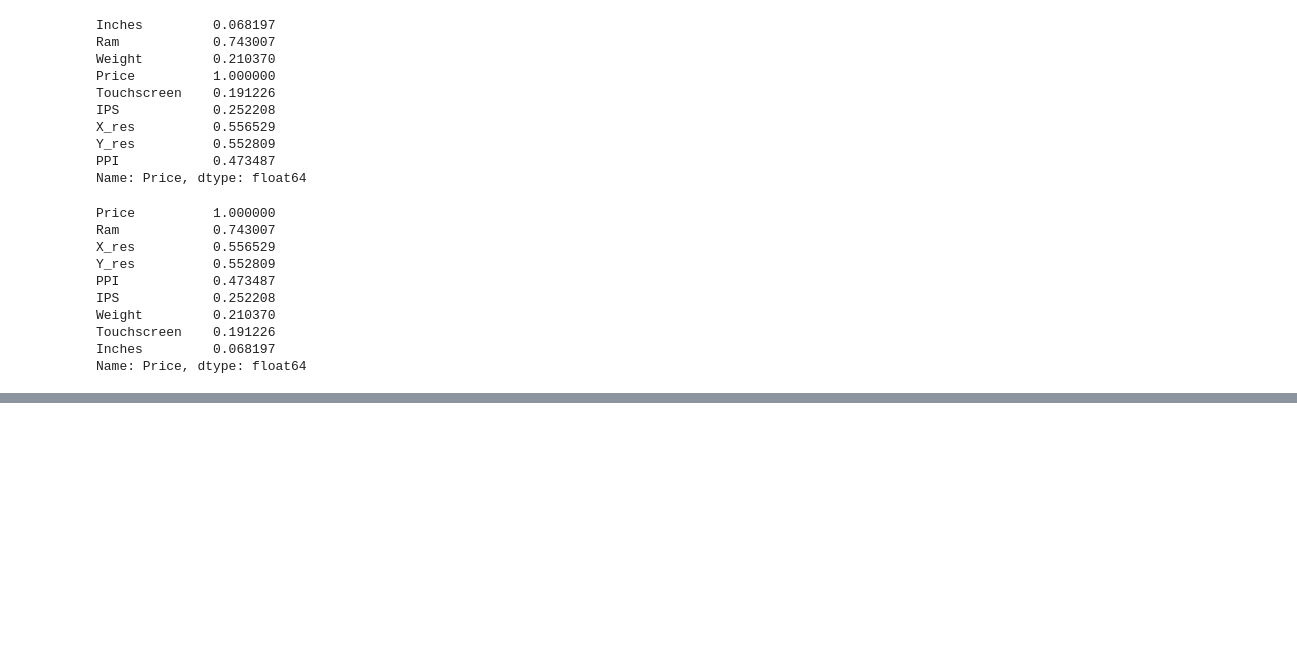
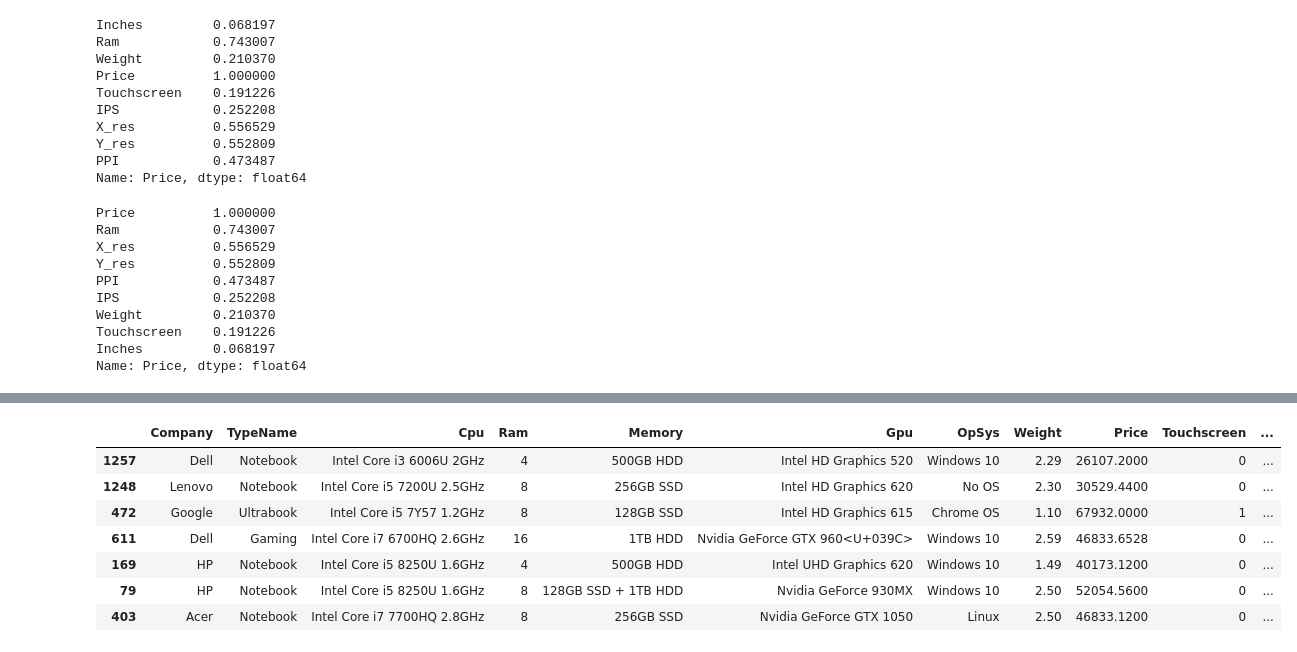
Before and after one commit to dikhaarianda/Laptop-Price-Predictor, a Jupyter notebook: PricePrediction-App.ipynb, the cells around one changed output, grey strips where cells are left out. Saved outputs shown, nothing was run; the diff lists cells and outputs as text; code cells hidden in the pictures; blank space fills up the shorter version.

```diff
--- a/PricePrediction-App.ipynb
+++ b/PricePrediction-App.ipynb
@@ -298,0 +299,22 @@ data.sample(5)
+# %%
+#  CPU Column Extraction
+def processor_type(text):
+  cpu = " ".join(text.split()[0:3])
+  if cpu == 'Intel Core i7' or cpu == 'Intel Core i5' or cpu == 'Intel Core i3':
+    return cpu
+  elif cpu.split()[0] == 'Intel':
+    return 'Other Intel Processor'
+  else:
+    return 'AMD Processor'
+
+data['CPU_Name'] = data['Cpu'].apply(lambda x: processor_type(x))
+data.sample(7)
+# %% [output]
+|  | Company | TypeName | Cpu | Ram | Memory | Gpu | OpSys | Weight | Price | Touchscreen | ... |
+| 1257 | Dell | Notebook | Intel Core i3 6006U 2GHz | 4 | 500GB HDD | Intel HD Graphics 520 | Windows 10 | 2.29 | 26107.2000 | 0 | ... |
+| 1248 | Lenovo | Notebook | Intel Core i5 7200U 2.5GHz | 8 | 256GB SSD | Intel HD Graphics 620 | No OS | 2.30 | 30529.4400 | 0 | ... |
+| 472 | Google | Ultrabook | Intel Core i5 7Y57 1.2GHz | 8 | 128GB SSD | Intel HD Graphics 615 | Chrome OS | 1.10 | 67932.0000 | 1 | ... |
+| 611 | Dell | Gaming | Intel Core i7 6700HQ 2.6GHz | 16 | 1TB HDD | Nvidia GeForce GTX 960<U+039C> | Windows 10 | 2.59 | 46833.6528 | 0 | ... |
+| 169 | HP | Notebook | Intel Core i5 8250U 1.6GHz | 4 | 500GB HDD | Intel UHD Graphics 620 | Windows 10 | 1.49 | 40173.1200 | 0 | ... |
+| 79 | HP | Notebook | Intel Core i5 8250U 1.6GHz | 8 | 128GB SSD + 1TB HDD | Nvidia GeForce 930MX | Windows 10 | 2.50 | 52054.5600 | 0 | ... |
+| 403 | Acer | Notebook | Intel Core i7 7700HQ 2.8GHz | 8 | 256GB SSD | Nvidia GeForce GTX 1050 | Linux | 2.50 | 46833.1200 | 0 | ... |
```
Also changed, not shown: parts of 6 cells of this notebook.
